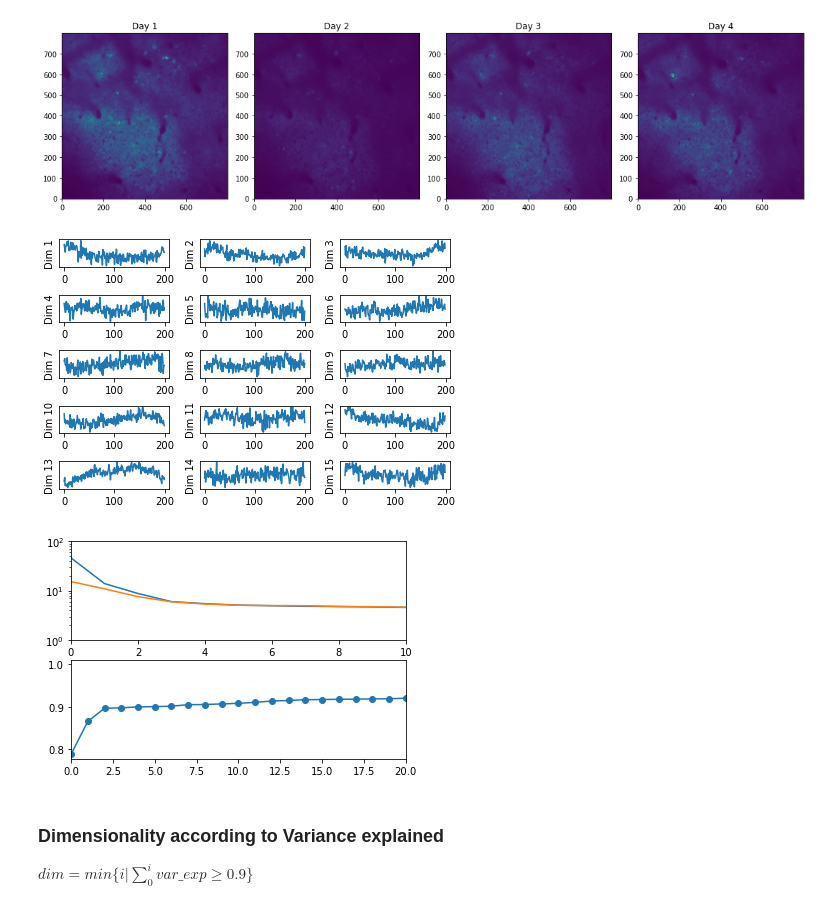
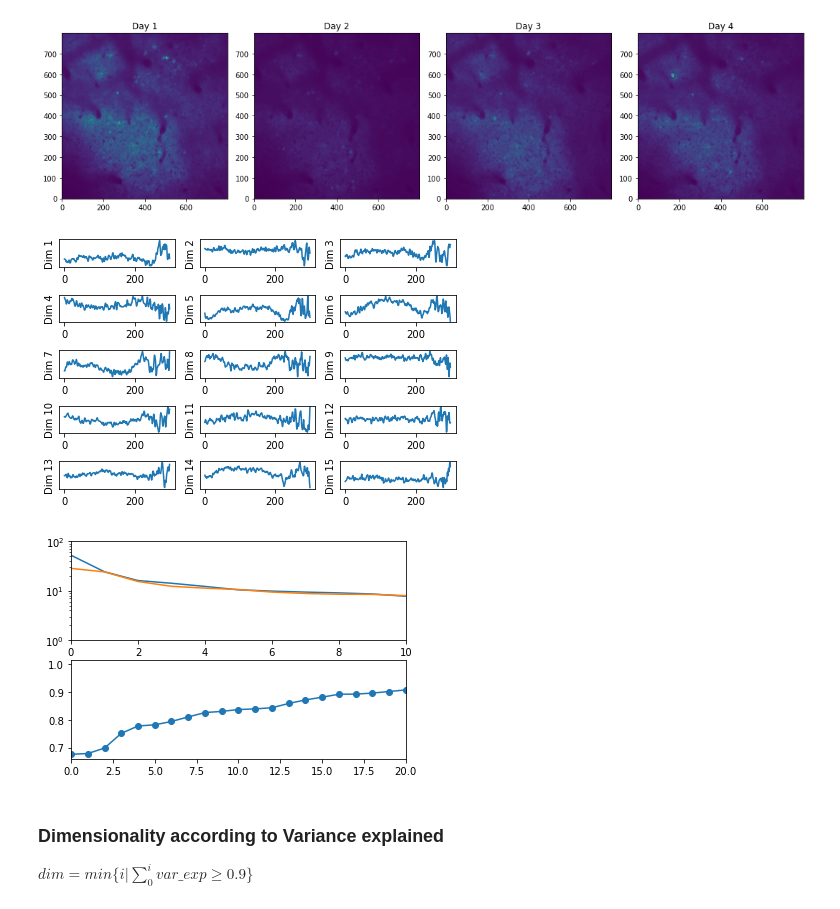
Before and after one commit to m2kulkarni/learning-manifolds, a Jupyter notebook: multipleday.ipynb, the cells around one changed output. Drawn from its saved outputs; the diff is of its cells as text; code cells hidden in the pictures.

```diff
--- a/multipleday.ipynb
+++ b/multipleday.ipynb
@@ -204,21 +216,21 @@ day = 2
 # %%
-F = F_trialwise[day][0:200, :, epoch_closedloop[day]]
-R = np.nanmean(F[:,:, :], axis=-1)
+F = F_trialwise[day][:300, :, epoch_closedloop[day]]
+R = gaussian_filter1d(np.nanmean(F[:,:, :], axis=-1), sigma=1, axis=0)
 Rold = R
 R = R - np.tile(np.mean(R[0:40, :], axis=0), (R.shape[0], 1))
 utils.activity_along_dims(R)
 
 # cant really see the noise and signal using dimensions.
 # %% [output]
-[figure, old version]
+[figure, new version]
 # %%
 # Reproduce kayvons plots
 ind = np.arange(0, F.shape[-1], 1, dtype=np.int64)
 np.random.shuffle(ind)
 
-R1 = np.nanmean(F[:,:, ind[:len(ind)//2]], axis=-1)
-R2 = np.nanmean(F[:, :, ind[len(ind)//2:]], axis=-1)
-R = np.nanmean(F[:,:, :], axis=-1)
+R1 = gaussian_filter1d(np.nanmean(F[:,:, ind[:len(ind)//2]], axis=-1), sigma=1, axis=0)
+R2 = gaussian_filter1d(np.nanmean(F[:, :, ind[len(ind)//2:]], axis=-1), sigma=1, axis=0)
+R = gaussian_filter1d(np.nanmean(F[:,:, :], axis=-1), sigma=1, axis=0)
 
 # subtract baseline (initial 40 steps)
 R = R - np.tile(np.mean(R[0:40, :], axis=0), (R.shape[0], 1))
@@ -241,7 +253,7 @@ plt.plot(np.cumsum(variance)/np.sum(variance), 'o-')
 plt.xlim([0, 20])
 plt.show()
 # %% [output]
-[figure, old version]
+[figure, new version]
 # %% [markdown]
 ### Dimensionality according to Variance explained
 
```
Also changed, not shown: parts of 12 cells of this notebook.
